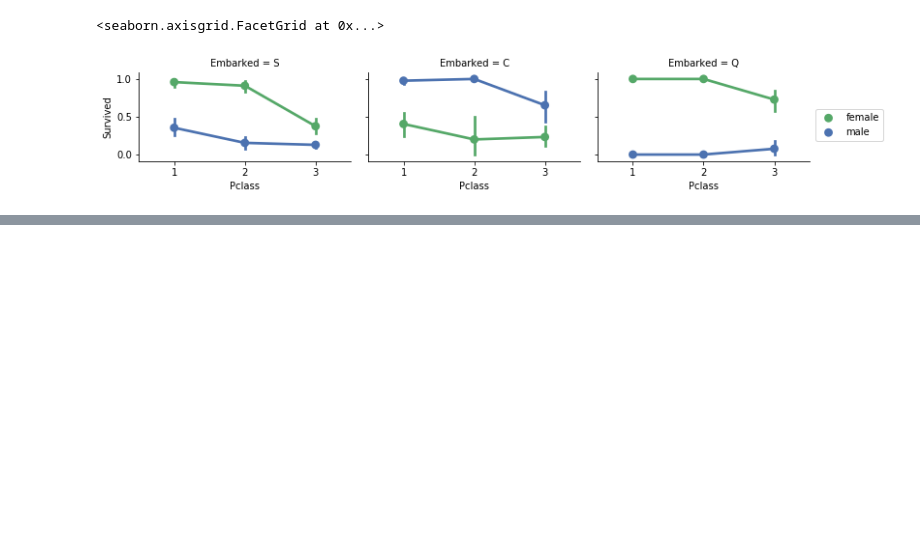
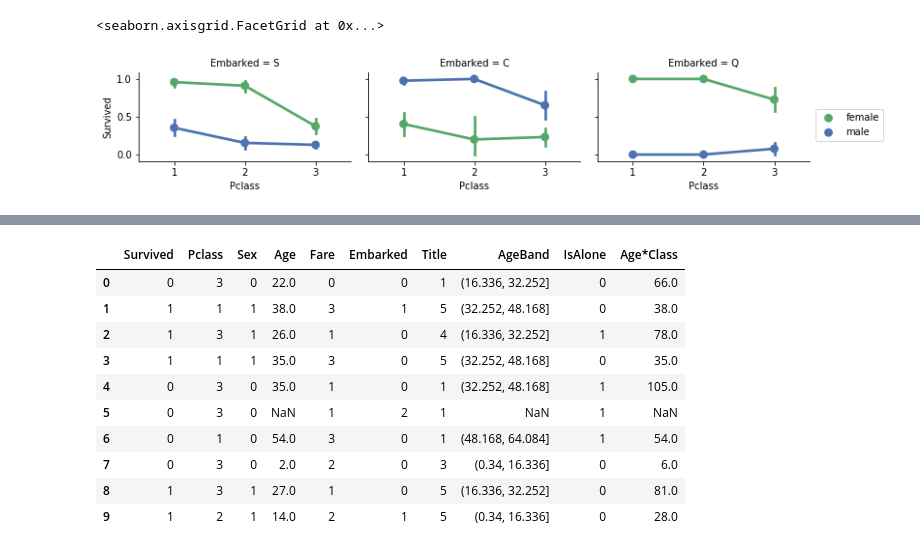
Before and after one commit to ashwingadam1/practice, a Jupyter notebook: titanic_1.ipynb, the cells around one changed output, grey strips where cells are left out. Cells and saved outputs as stored; diff of their text form; code cells hidden in the pictures; blank space fills up the shorter version.

```diff
--- a/titanic_1.ipynb
+++ b/titanic_1.ipynb
@@ -305,0 +485,5 @@ g.add_legend()
+# %%
+for dataset in combine:
+    dataset['Embarked']=dataset['Embarked'].fillna(freq_data)
+
+train_df[['Embarked', 'Survived']].groupby(['Embarked'], as_index=False).mean().sort_values(by='Survived', ascending=False)
@@ -305,0 +495,5 @@ g.add_legend()
+# %%
+for dataset in combine:
+    dataset['Embarked'] = dataset['Embarked'].map( {'S': 0, 'C': 1, 'Q': 2} ).astype(int)
+
+train_df.head()
@@ -305,0 +507,3 @@ g.add_legend()
+# %%
+test_df['Fare'].fillna(test_df['Fare'].dropna().median(), inplace=True)
+test_df.head()
@@ -305,0 +517,3 @@ g.add_legend()
+# %%
+train_df['FareBand'] = pd.qcut(train_df['Fare'], 4)
+train_df[['FareBand', 'Survived']].groupby(['FareBand'], as_index=False).mean().sort_values(by='FareBand', ascending=True)
@@ -305,0 +526,24 @@ g.add_legend()
+# %%
+for dataset in combine:
+    dataset.loc[ dataset['Fare'] <= 7.91, 'Fare'] = 0
+    dataset.loc[(dataset['Fare'] > 7.91) & (dataset['Fare'] <= 14.454), 'Fare'] = 1
+    dataset.loc[(dataset['Fare'] > 14.454) & (dataset['Fare'] <= 31), 'Fare']   = 2
+    dataset.loc[ dataset['Fare'] > 31, 'Fare'] = 3
+    dataset['Fare'] = dataset['Fare'].astype(int)
+
+train_df = train_df.drop(['FareBand'], axis=1)
+combine = [train_df, test_df]
+
+train_df.head(10)
+# %% [output]
+|  | Survived | Pclass | Sex | Age | Fare | Embarked | Title | AgeBand | IsAlone | Age*Class |
+| 0 | 0 | 3 | 0 | 22.0 | 0 | 0 | 1 | (16.336, 32.252] | 0 | 66.0 |
+| 1 | 1 | 1 | 1 | 38.0 | 3 | 1 | 5 | (32.252, 48.168] | 0 | 38.0 |
+| 2 | 1 | 3 | 1 | 26.0 | 1 | 0 | 4 | (16.336, 32.252] | 1 | 78.0 |
+| 3 | 1 | 1 | 1 | 35.0 | 3 | 0 | 5 | (32.252, 48.168] | 0 | 35.0 |
+| 4 | 0 | 3 | 0 | 35.0 | 1 | 0 | 1 | (32.252, 48.168] | 1 | 105.0 |
+| 5 | 0 | 3 | 0 | NaN | 1 | 2 | 1 | NaN | 1 | NaN |
+| 6 | 0 | 1 | 0 | 54.0 | 3 | 0 | 1 | (48.168, 64.084] | 1 | 54.0 |
+| 7 | 0 | 3 | 0 | 2.0 | 2 | 0 | 3 | (0.34, 16.336] | 0 | 6.0 |
+| 8 | 1 | 3 | 1 | 27.0 | 1 | 0 | 5 | (16.336, 32.252] | 0 | 81.0 |
+| 9 | 1 | 2 | 1 | 14.0 | 2 | 1 | 5 | (0.34, 16.336] | 0 | 28.0 |
```
Also changed, not shown: parts of 26 cells of this notebook.
